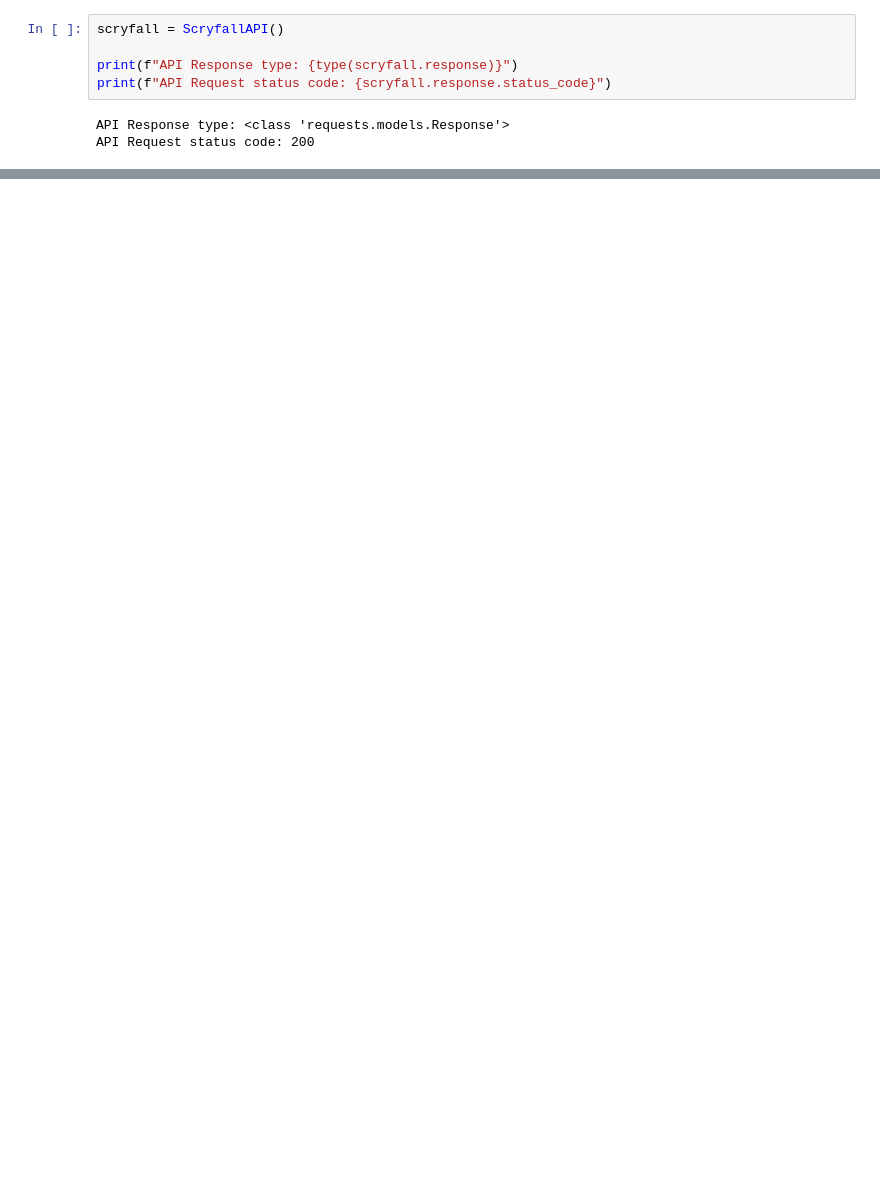
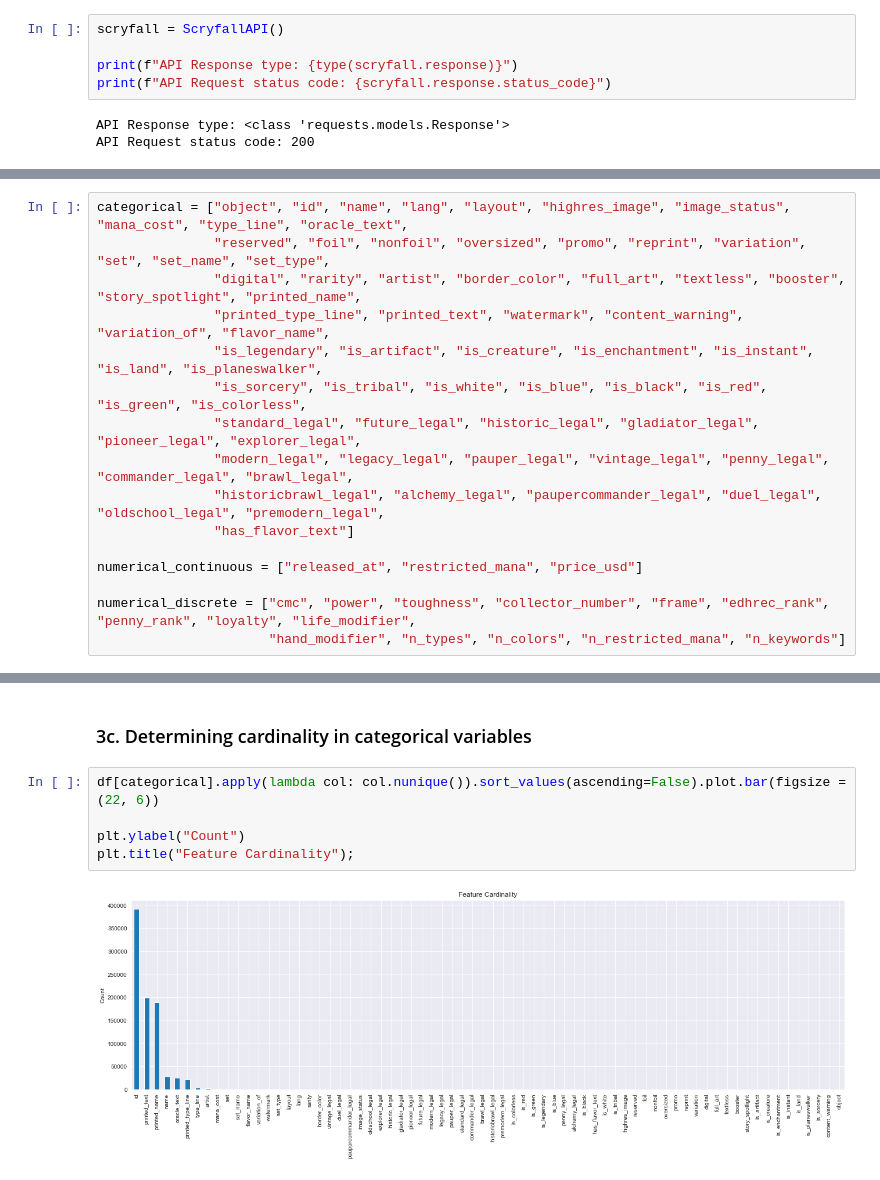
Before and after one commit to LupiVolpi/Magic_the_Gathering, a Jupyter notebook: price_prediction.ipynb, the cells around one changed output, grey strips where cells are left out. Drawn from its saved outputs; the diff is of its cells as text; blank space fills up the shorter version.

```diff
--- a/price_prediction.ipynb
+++ b/price_prediction.ipynb
@@ -202,0 +116,16 @@ plt.legend();
+# %%
+categorical = ["object", "id", "name", "lang", "layout", "highres_image", "image_status", "mana_cost", "type_line", "oracle_text",
+               "reserved", "foil", "nonfoil", "oversized", "promo", "reprint", "variation", "set", "set_name", "set_type",
+               "digital", "rarity", "artist", "border_color", "full_art", "textless", "booster", "story_spotlight", "printed_name",
+               "printed_type_line", "printed_text", "watermark", "content_warning", "variation_of", "flavor_name",
+               "is_legendary", "is_artifact", "is_creature", "is_enchantment", "is_instant", "is_land", "is_planeswalker",
+               "is_sorcery", "is_tribal", "is_white", "is_blue", "is_black", "is_red", "is_green", "is_colorless",
+               "standard_legal", "future_legal", "historic_legal", "gladiator_legal", "pioneer_legal", "explorer_legal",
+               "modern_legal", "legacy_legal", "pauper_legal", "vintage_legal", "penny_legal", "commander_legal", "brawl_legal",
+               "historicbrawl_legal", "alchemy_legal", "paupercommander_legal", "duel_legal", "oldschool_legal", "premodern_legal",
+               "has_flavor_text"]
+
+numerical_continuous = ["released_at", "restricted_mana", "price_usd"]
+
+numerical_discrete = ["cmc", "power", "toughness", "collector_number", "frame", "edhrec_rank", "penny_rank", "loyalty", "life_modifier",
+                      "hand_modifier", "n_types", "n_colors", "n_restricted_mana", "n_keywords"]
@@ -202,0 +169,9 @@ plt.legend();
+# %% [markdown]
+### 3c. Determining cardinality in categorical variables
+# %%
+df[categorical].apply(lambda col: col.nunique()).sort_values(ascending=False).plot.bar(figsize = (22, 6))
+
+plt.ylabel("Count")
+plt.title("Feature Cardinality");
+# %% [output]
+[figure, added]
```
Also changed, not shown: parts of 59 cells of this notebook, 1 other file.
